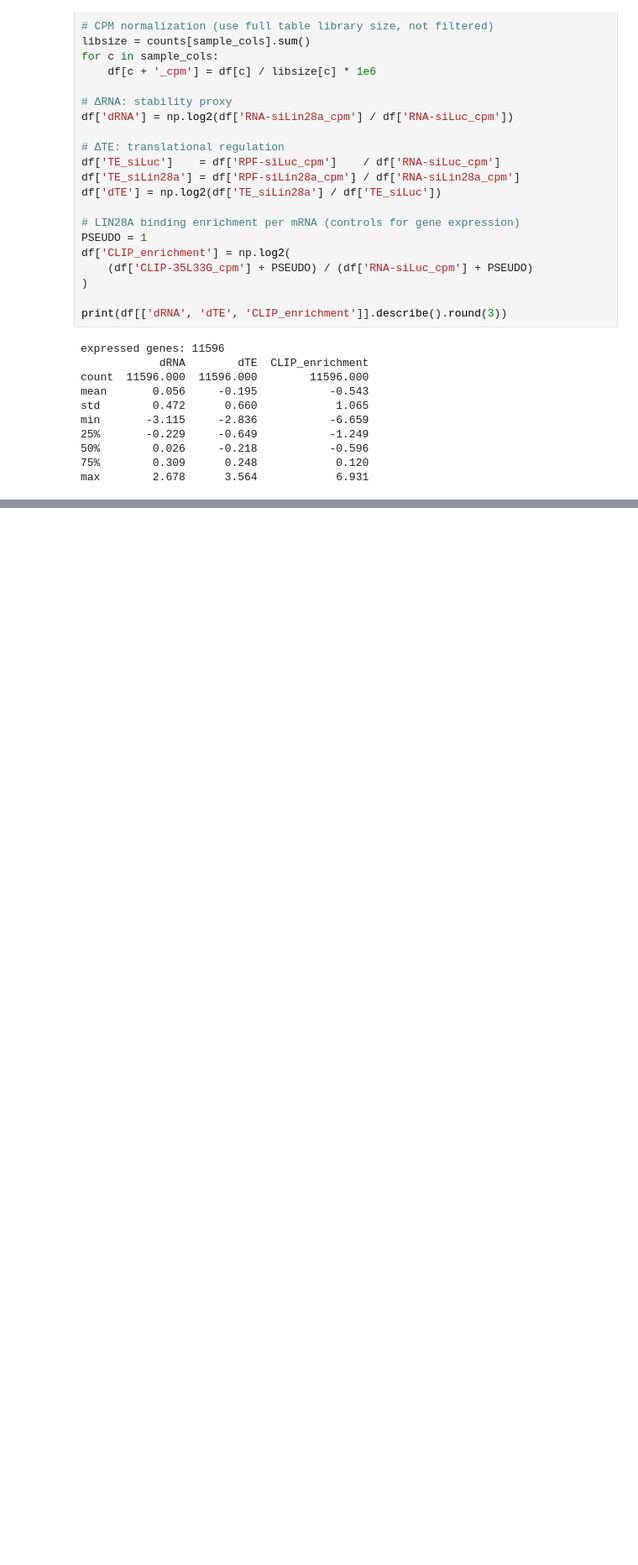
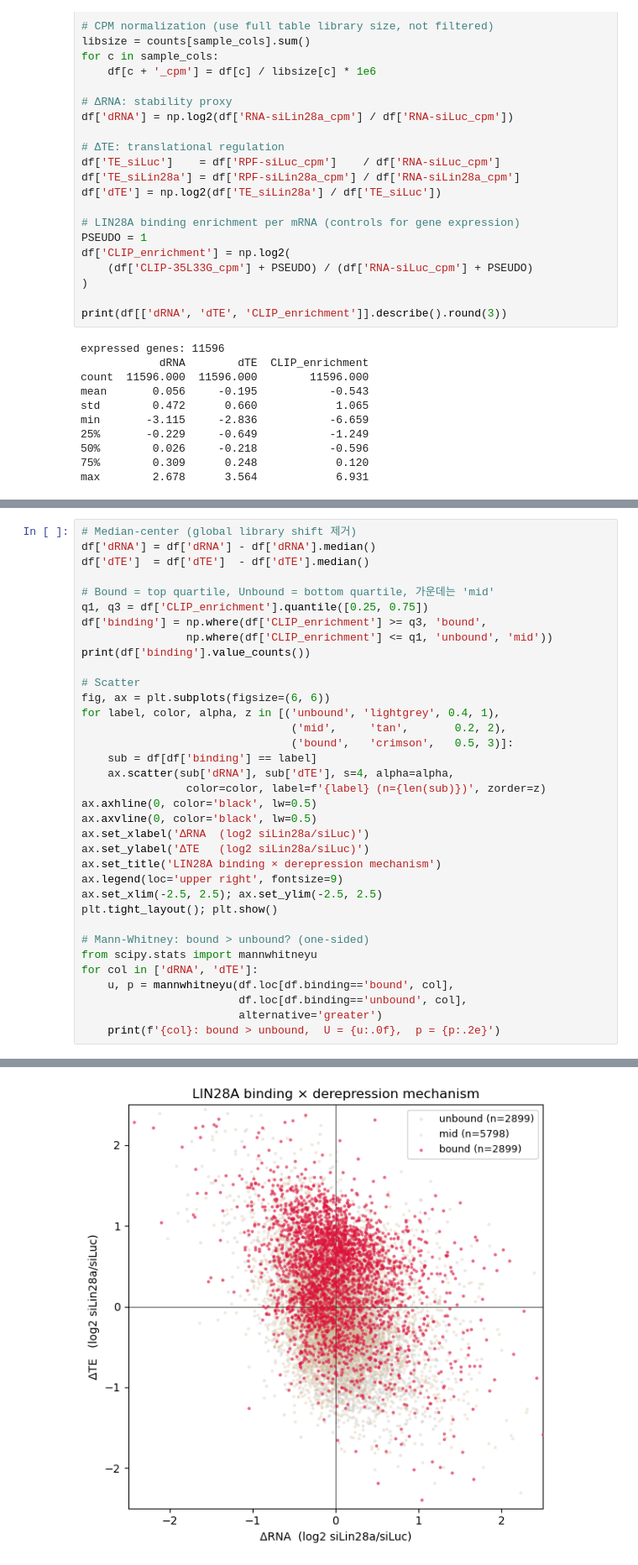
Before and after one commit to jungminlee-SNU1105/bioinfo-assignment-1, a Jupyter notebook: project_analysis.ipynb, the cells around one changed output, grey strips where cells are left out. Shown at 84% size. Saved outputs shown, nothing was run; the diff lists cells and outputs as text; blank space fills up the shorter version.

Commit message:
Week 4: W4-2 bound vs unbound scatter — dTE bound>unbound p=1e-284, dRNA shows no stability shift

```diff
--- a/project_analysis.ipynb
+++ b/project_analysis.ipynb
@@ -86,0 +95,36 @@ max        2.678      3.564            6.931
+# %%
+# Median-center (global library shift 제거)
+df['dRNA'] = df['dRNA'] - df['dRNA'].median()
+df['dTE']  = df['dTE']  - df['dTE'].median()
+
+# Bound = top quartile, Unbound = bottom quartile, 가운데는 'mid'
+q1, q3 = df['CLIP_enrichment'].quantile([0.25, 0.75])
+df['binding'] = np.where(df['CLIP_enrichment'] >= q3, 'bound',
+                np.where(df['CLIP_enrichment'] <= q1, 'unbound', 'mid'))
+print(df['binding'].value_counts())
+
+# Scatter
+fig, ax = plt.subplots(figsize=(6, 6))
+for label, color, alpha, z in [('unbound', 'lightgrey', 0.4, 1),
+                                ('mid',     'tan',       0.2, 2),
+                                ('bound',   'crimson',   0.5, 3)]:
+    sub = df[df['binding'] == label]
+    ax.scatter(sub['dRNA'], sub['dTE'], s=4, alpha=alpha,
+                color=color, label=f'{label} (n={len(sub)})', zorder=z)
+ax.axhline(0, color='black', lw=0.5)
+ax.axvline(0, color='black', lw=0.5)
+ax.set_xlabel('ΔRNA  (log2 siLin28a/siLuc)')
+ax.set_ylabel('ΔTE   (log2 siLin28a/siLuc)')
+ax.set_title('LIN28A binding × derepression mechanism')
+ax.legend(loc='upper right', fontsize=9)
+ax.set_xlim(-2.5, 2.5); ax.set_ylim(-2.5, 2.5)
+plt.tight_layout(); plt.show()
+
+# Mann-Whitney: bound > unbound? (one-sided)
+from scipy.stats import mannwhitneyu
+for col in ['dRNA', 'dTE']:
+    u, p = mannwhitneyu(df.loc[df.binding=='bound', col],
+                        df.loc[df.binding=='unbound', col],
+                        alternative='greater')
+    print(f'{col}: bound > unbound,  U = {u:.0f},  p = {p:.2e}')
+# %% [output]
@@ -86,0 +136 @@ max        2.678      3.564            6.931
+[figure, added]
```
Also changed, not shown: parts of 2 cells of this notebook.
